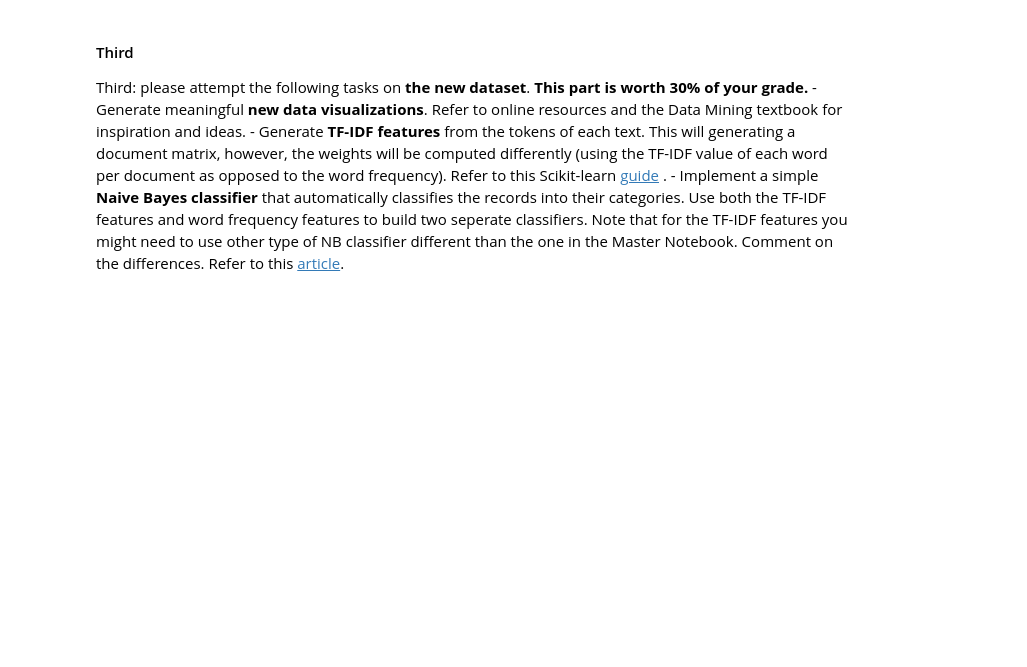
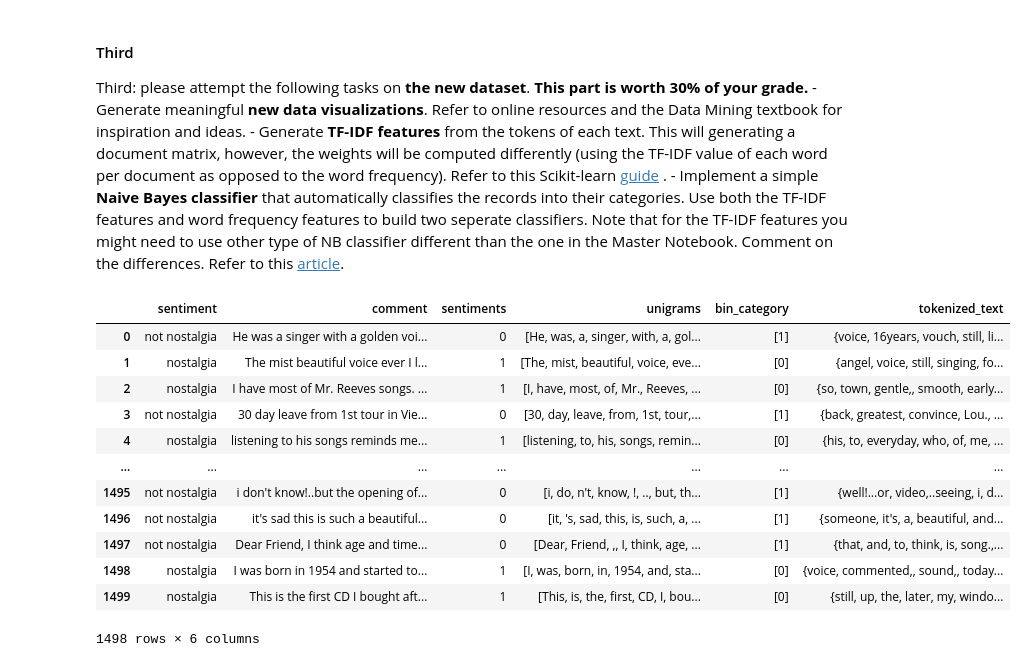
Before and after one commit to dabbie109303501/DM2024-Lab1-Homework, a Jupyter notebook: DM2024-Lab1-Homework.ipynb, the cells around one changed output. Drawn from its saved outputs; the diff is of its cells as text; code cells hidden in the pictures; blank space fills up the shorter version.

```diff
--- a/DM2024-Lab1-Homework.ipynb
+++ b/DM2024-Lab1-Homework.ipynb
@@ -512,0 +586,7 @@ print(f"Number of patterns discarded: {discarded_patterns_count}")
+# %%
+# Discretization and Binarization
+from sklearn import preprocessing, metrics, decomposition, pipeline, dummy
+mlb = preprocessing.LabelBinarizer()
+mlb.fit(categories)
+df['bin_category'] = mlb.transform(df['sentiment']).tolist()
+df[0:5]
@@ -516,3 +721,19 @@ Third: please attempt the following tasks on **the new dataset**. __This part is
     - Generate meaningful **new data visualizations**. Refer to online resources and the Data Mining textbook for inspiration and ideas.
     - Generate **TF-IDF features** from the tokens of each text. This will generating a document matrix, however, the weights will be computed differently (using the TF-IDF value of each word per document as opposed to the word frequency). Refer to this Scikit-learn [guide](http://scikit-learn.org/stable/modules/generated/sklearn.feature_extraction.text.TfidfVectorizer.html) .
     - Implement a simple **Naive Bayes classifier** that automatically classifies the records into their categories. Use both the TF-IDF features and word frequency features to build two seperate classifiers. Note that for the TF-IDF features you might need to use other type of NB classifier different than the one in the Master Notebook. Comment on the differences.  Refer to this [article](https://hub.packtpub.com/implementing-3-naive-bayes-classifiers-in-scikit-learn/).
+# %%
+df
+# %% [output]
+|  | sentiment | comment | sentiments | unigrams | bin_category | tokenized_text |
+| 0 | not nostalgia | He was a singer with a golden voi... | 0 | [He, was, a, singer, with, a, gol... | [1] | {voice, 16years, vouch, still, li... |
+| 1 | nostalgia | The mist beautiful voice ever I l... | 1 | [The, mist, beautiful, voice, eve... | [0] | {angel, voice, still, singing, fo... |
+| 2 | nostalgia | I have most of Mr. Reeves songs. ... | 1 | [I, have, most, of, Mr., Reeves, ... | [0] | {so, town, gentle,, smooth, early... |
+| 3 | not nostalgia | 30 day leave from 1st tour in Vie... | 0 | [30, day, leave, from, 1st, tour,... | [1] | {back, greatest, convince, Lou., ... |
+| 4 | nostalgia | listening to his songs reminds me... | 1 | [listening, to, his, songs, remin... | [0] | {his, to, everyday, who, of, me, ... |
+| ... | ... | ... | ... | ... | ... | ... |
+| 1495 | not nostalgia | i don't know!..but the opening of... | 0 | [i, do, n't, know, !, .., but, th... | [1] | {well!...or, video,..seeing, i, d... |
+| 1496 | not nostalgia | it's sad this is such a beautiful... | 0 | [it, 's, sad, this, is, such, a, ... | [1] | {someone, it's, a, beautiful, and... |
+| 1497 | not nostalgia | Dear Friend, I think age and time... | 0 | [Dear, Friend, ,, I, think, age, ... | [1] | {that, and, to, think, is, song.,... |
+| 1498 | nostalgia | I was born in 1954 and started to... | 1 | [I, was, born, in, 1954, and, sta... | [0] | {voice, commented,, sound,, today... |
+| 1499 | nostalgia | This is the first CD I bought aft... | 1 | [This, is, the, first, CD, I, bou... | [0] | {still, up, the, later, my, windo... |
+1498 rows × 6 columns
```
Also changed, not shown: parts of 13 cells of this notebook.
